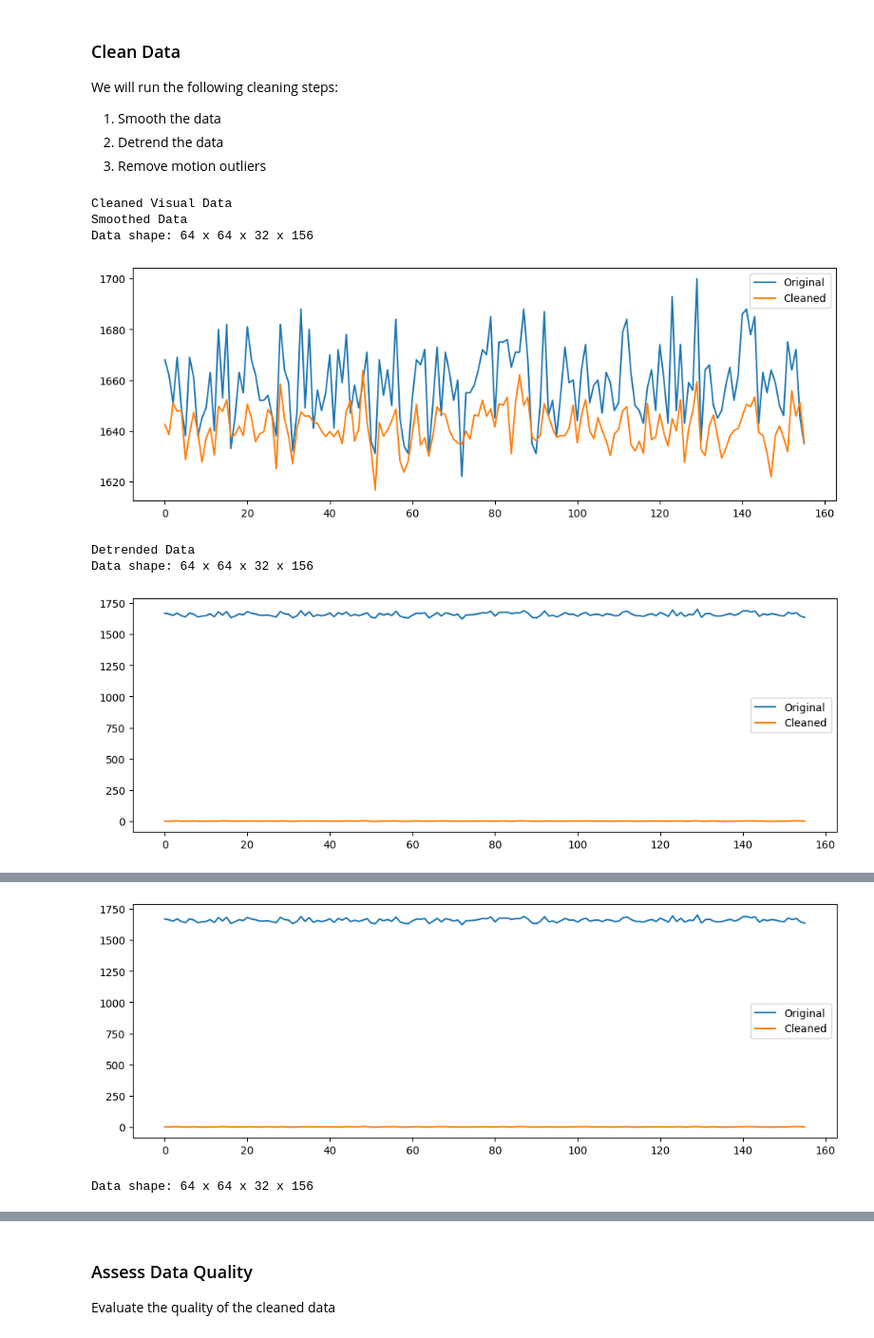
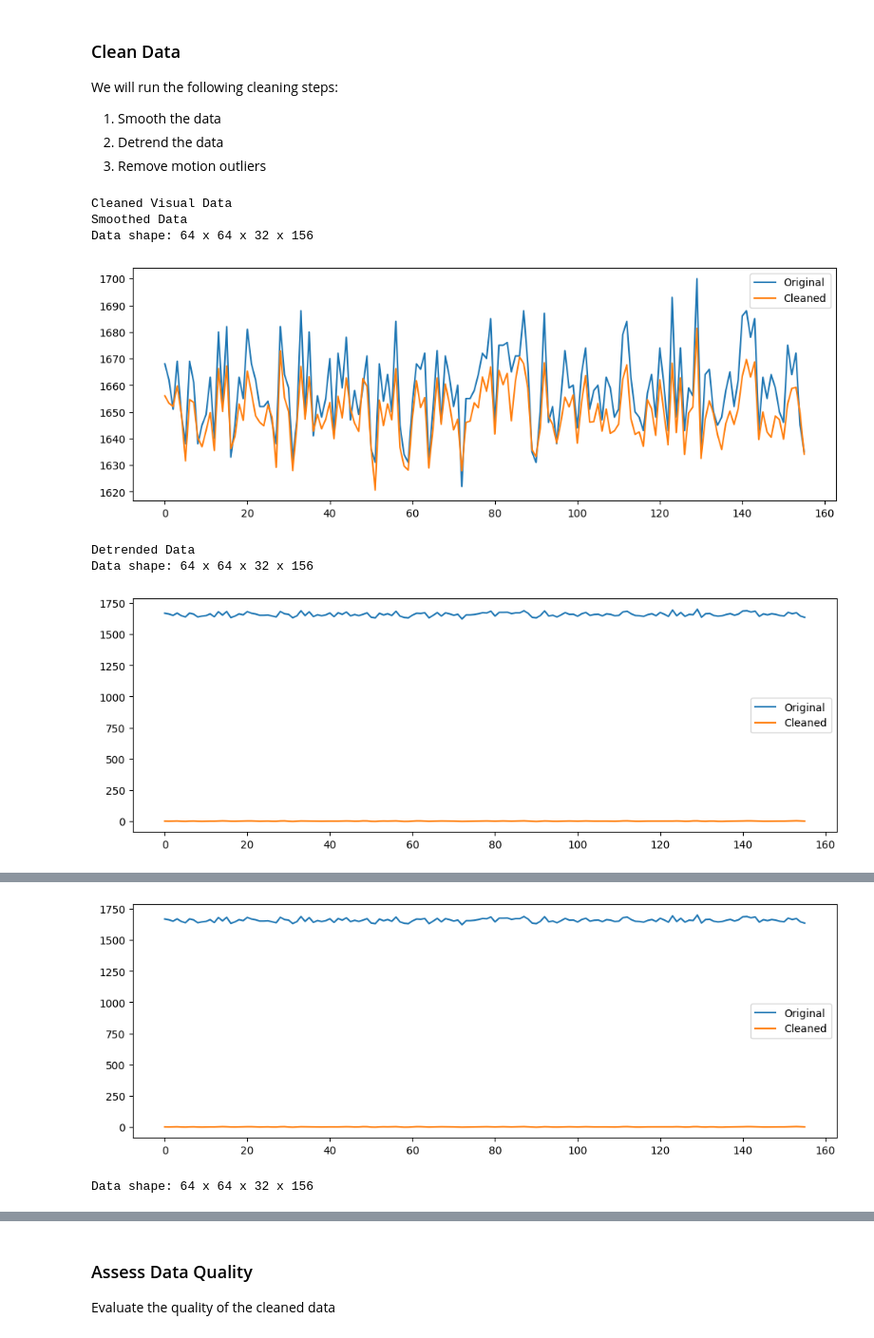
Before and after one commit to Jaslavie/attention, a Jupyter notebook: scripts/preprocessing.ipynb, the cells around one changed output, grey strips where cells are left out. Shown at 95% size. Cells and saved outputs as stored; diff of their text form; code cells hidden in the pictures.

```diff
--- a/scripts/preprocessing.ipynb
+++ b/scripts/preprocessing.ipynb
@@ -147,7 +147,7 @@ def smooth_data(resampled_data, data):
     """
     Smooth the data by applying a Gaussian filter
     """
-    smoothed_data = nli.smooth_img(resampled_data, fwhm=6)
+    smoothed_data = nli.smooth_img(resampled_data, fwhm=4)
 
     print("Smoothed Data")
     plot_data(smoothed_data, data)
@@ -179,6 +179,8 @@ def remove_motion_outliers(func_d, data):
     """
     # extract time series data from tsv files
     tsv_files = glob.glob(os.path.join(data_path, 'sub-*/func/*.tsv'))
+    for tsv_file in tsv_files:
+        print(tsv_file)
 
     # initialize cleaned data as the detrended data
     cleaned_data = func_d
@@ -230,34 +232,34 @@ def clean_data(data):
     """
     Clean the data by removing artifacts and normalizing the data
     """
     # Step 1: Compute the mean image and resample data
     mean_img = nli.mean_img(data)
     resampled_data = nli.resample_to_img(data, mean_img)
 
     # Step 2: Apply spatial smoothing
     smoothed_data = smooth_data(resampled_data, data)
 
     # Step 3: Detrend and standardize the data
     detrended_data = detrend_data(smoothed_data, data)
 
     # Step 4: Remove motion outliers
     motion_outliers_removed_data = remove_motion_outliers(detrended_data, data)
     cleaned_data = motion_outliers_removed_data
 
     # plot the data
     plot_data(cleaned_data, data)
 
     return cleaned_data
 
 
 print("Cleaned Visual Data")
 clean_data_visual = clean_data(dataset_visual[0])
 visualize_data(clean_data_visual)
 # %% [output]
 Cleaned Visual Data
 Smoothed Data
 Data shape: 64 x 64 x 32 x 156
-[figure, old version]
+[figure, new version]
 Detrended Data
 Data shape: 64 x 64 x 32 x 156
 [figure]
```
Also changed, not shown: parts of 3 cells of this notebook, 1 other file.
